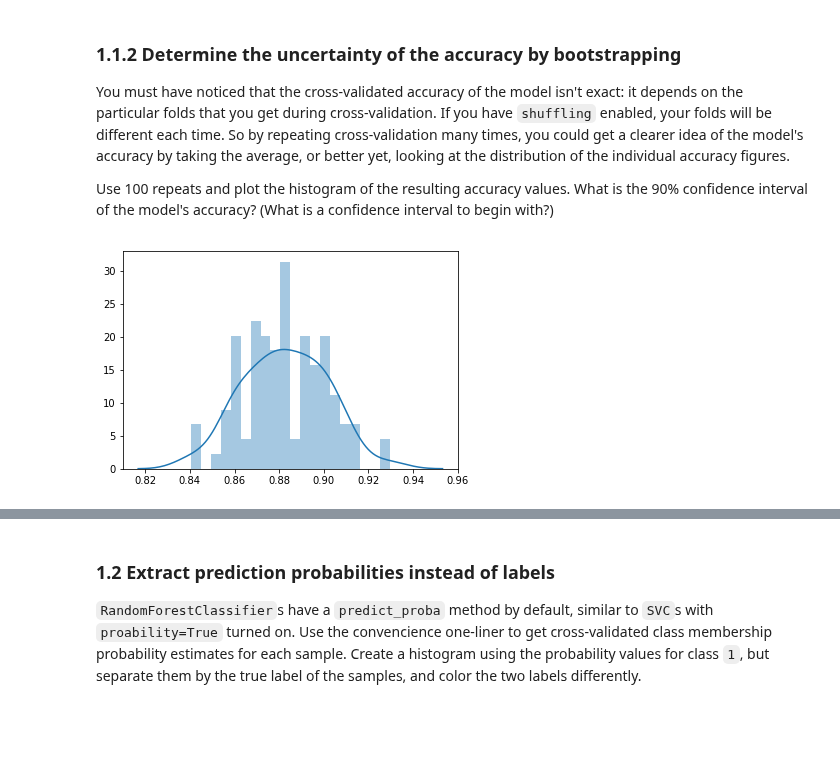
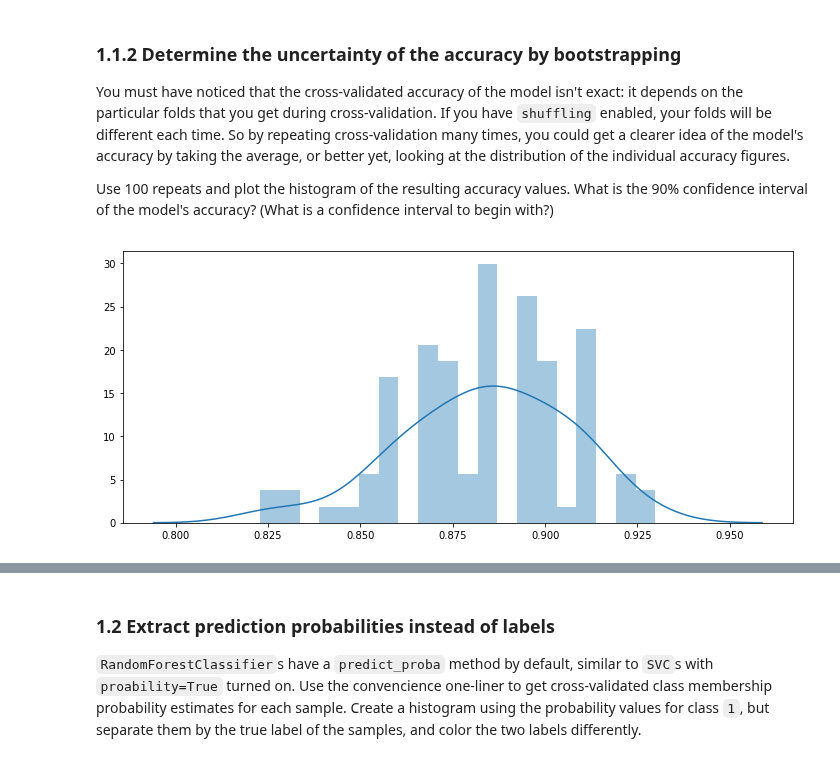
Before and after one commit to TrisKast/DataScience-Bioinformatics, a Jupyter notebook: notebooks/Day9_Random_Forests.ipynb, the cells around one changed output, grey strips where cells are left out. Cells and saved outputs as stored; diff of their text form; code cells hidden in the pictures; blank space fills up the shorter version.

```diff
--- a/notebooks/Day9_Random_Forests.ipynb
+++ b/notebooks/Day9_Random_Forests.ipynb
@@ -61,9 +61,10 @@ accuracyVals = []
 for i in range(100):
     accuracyVals.append(cross_val_score(clf_rf, data, target, cv = StratifiedKFold(3, shuffle=True)).mean())
 # %%
+plt.subplots(figsize=(12,5))
 plt1 = sns.distplot(accuracyVals, bins=20, hist=True)
 # %% [output]
-[figure, old version]
+[figure, new version]
 # %%
 lowerBound = np.percentile(accuracyVals, 5)
 upperBound = np.percentile(accuracyVals, 95)
```
Also changed, not shown: parts of 12 cells of this notebook, 3 other files.
